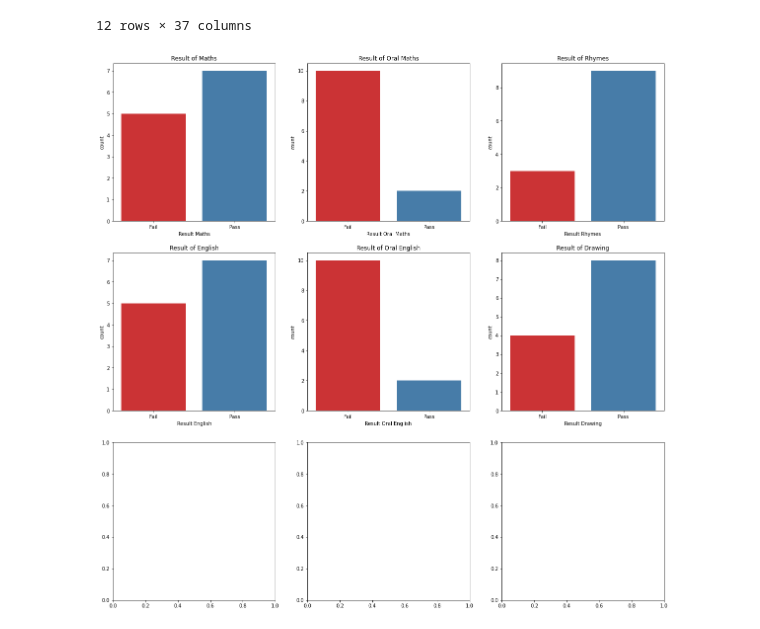
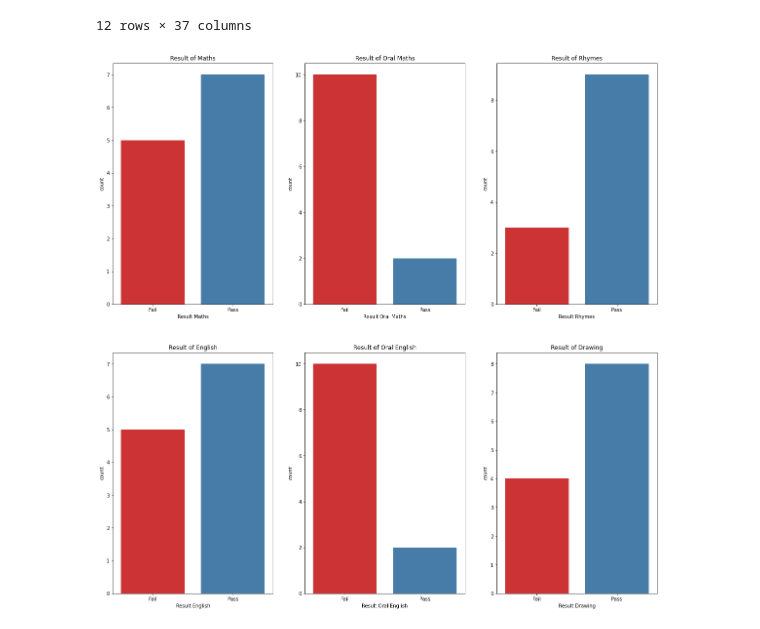
Before and after one commit to tek2991/Results, a Jupyter notebook: LKG/process.ipynb, the cells around one changed output. Drawn from its saved outputs; the diff is of its cells as text; code cells hidden in the pictures.

Commit message:
Adjusted subplot size

```diff
--- a/LKG/process.ipynb
+++ b/LKG/process.ipynb
@@ -205,10 +205,10 @@ df_new
 df_new.to_excel('Result.xlsx', index=False);
 # %%
 # Combine the charts in one figure
-fig, axes = plt.subplots(3, 3, figsize=(20, 20));
+fig, axes = plt.subplots(2, 3, figsize=(20, 20));
 for i, subject in enumerate(subjects):
     sns.countplot(x='Result ' + subject, data=df_new, palette='Set1', order=['Fail', 'Pass'], ax=axes[i // 3, i % 3]);
     axes[i // 3, i % 3].set_title('Result of ' + subject);
 plt.show();
 # %% [output]
-[figure, old version]
+[figure, new version]
```
